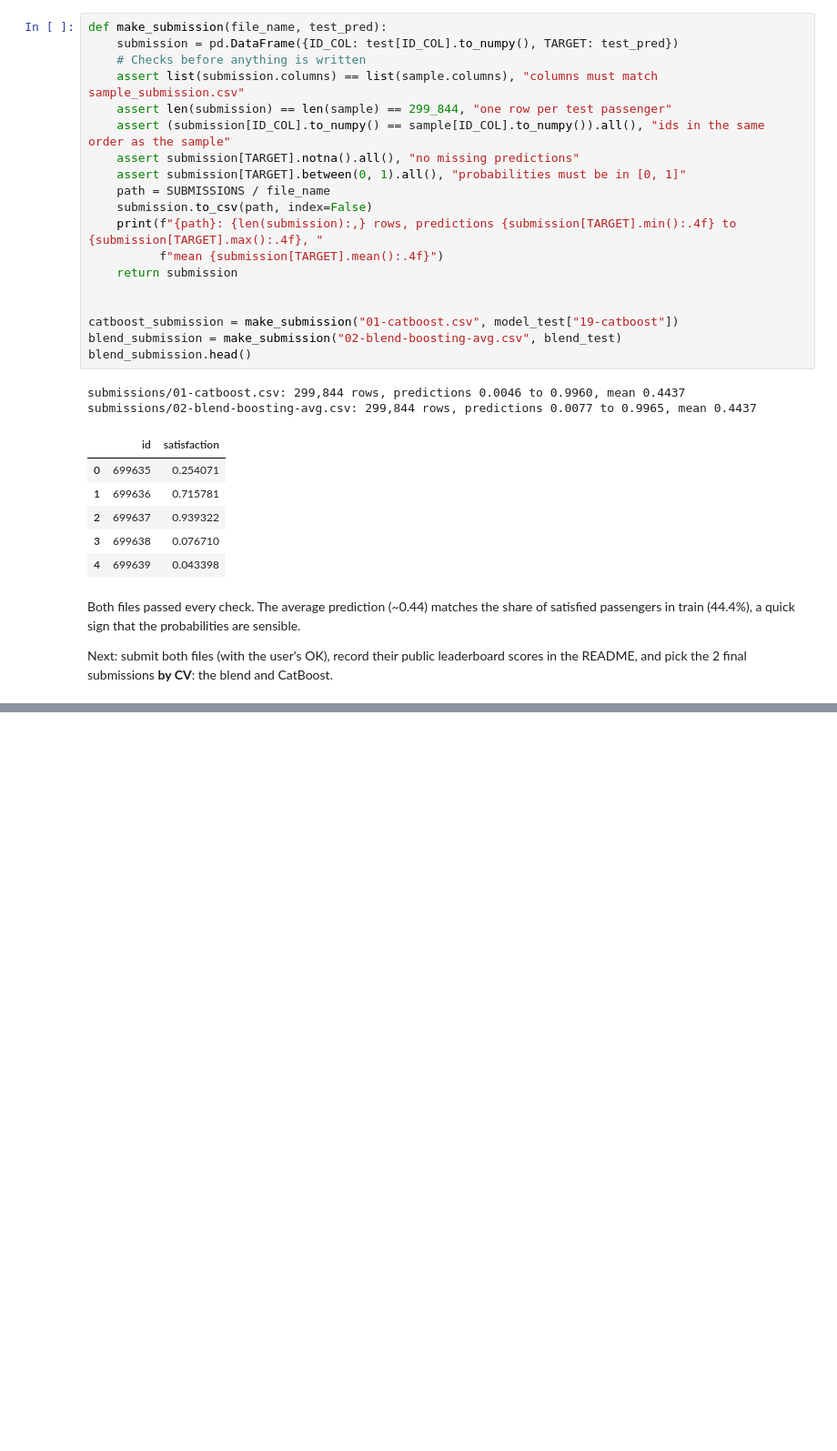
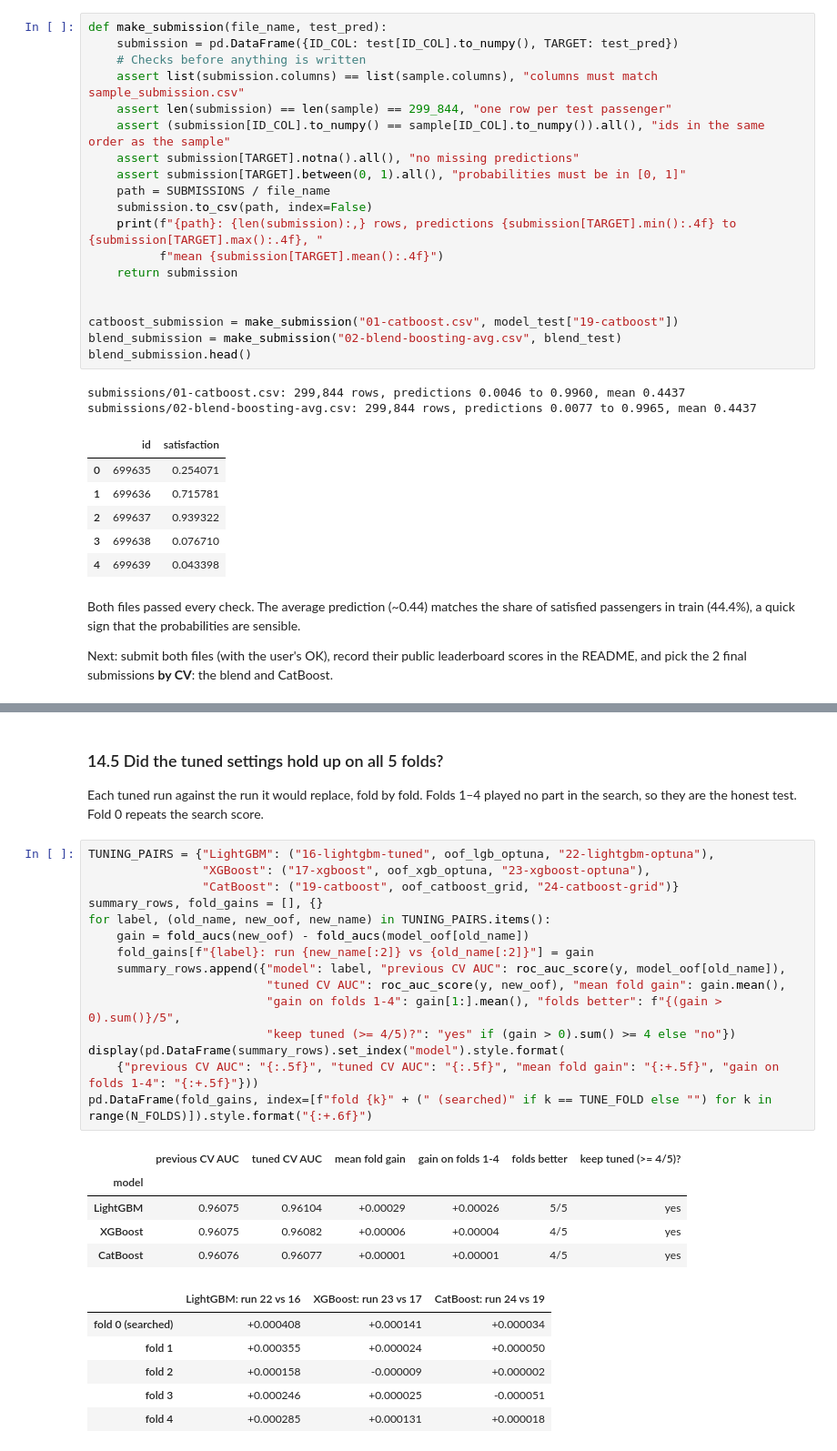
Before and after one commit to batyrkhanz015/kaggle-airline-satisfaction-s6-10, a Jupyter notebook: airline-satisfaction.ipynb, the cells around one changed output, grey strips where cells are left out. Shown at 91% size. Saved outputs shown, nothing was run; the diff lists cells and outputs as text; blank space fills up the shorter version.

```diff
--- a/airline-satisfaction.ipynb
+++ b/airline-satisfaction.ipynb
@@ -2402,0 +2906,31 @@ Next: submit both files (with the user's OK), record their public leaderboard sc
+# %% [markdown]
+### 14.5 Did the tuned settings hold up on all 5 folds?
+
+Each tuned run against the run it would replace, fold by fold. Folds 1–4 played no part in the search, so they are the honest test. Fold 0 repeats the search score.
+# %%
+TUNING_PAIRS = {"LightGBM": ("16-lightgbm-tuned", oof_lgb_optuna, "22-lightgbm-optuna"),
+                "XGBoost": ("17-xgboost", oof_xgb_optuna, "23-xgboost-optuna"),
+                "CatBoost": ("19-catboost", oof_catboost_grid, "24-catboost-grid")}
+summary_rows, fold_gains = [], {}
+for label, (old_name, new_oof, new_name) in TUNING_PAIRS.items():
+    gain = fold_aucs(new_oof) - fold_aucs(model_oof[old_name])
+    fold_gains[f"{label}: run {new_name[:2]} vs {old_name[:2]}"] = gain
+    summary_rows.append({"model": label, "previous CV AUC": roc_auc_score(y, model_oof[old_name]),
+                         "tuned CV AUC": roc_auc_score(y, new_oof), "mean fold gain": gain.mean(),
+                         "gain on folds 1-4": gain[1:].mean(), "folds better": f"{(gain > 0).sum()}/5",
+                         "keep tuned (>= 4/5)?": "yes" if (gain > 0).sum() >= 4 else "no"})
+display(pd.DataFrame(summary_rows).set_index("model").style.format(
+    {"previous CV AUC": "{:.5f}", "tuned CV AUC": "{:.5f}", "mean fold gain": "{:+.5f}", "gain on folds 1-4": "{:+.5f}"}))
+pd.DataFrame(fold_gains, index=[f"fold {k}" + (" (searched)" if k == TUNE_FOLD else "") for k in range(N_FOLDS)]).style.format("{:+.6f}")
+# %% [output]
+|  | previous CV AUC | tuned CV AUC | mean fold gain | gain on folds 1-4 | folds better | keep tuned (>= 4/5)? |
+| model |  |  |  |  |  |  |
+| LightGBM | 0.96075 | 0.96104 | +0.00029 | +0.00026 | 5/5 | yes |
+| XGBoost | 0.96075 | 0.96082 | +0.00006 | +0.00004 | 4/5 | yes |
+| CatBoost | 0.96076 | 0.96077 | +0.00001 | +0.00001 | 4/5 | yes |
+|  | LightGBM: run 22 vs 16 | XGBoost: run 23 vs 17 | CatBoost: run 24 vs 19 |
+| fold 0 (searched) | +0.000408 | +0.000141 | +0.000034 |
+| fold 1 | +0.000355 | +0.000024 | +0.000050 |
+| fold 2 | +0.000158 | -0.000009 | +0.000002 |
+| fold 3 | +0.000246 | +0.000025 | -0.000051 |
+| fold 4 | +0.000285 | +0.000131 | +0.000018 |
```
Also changed, not shown: parts of 42 cells of this notebook, 2 other files.
